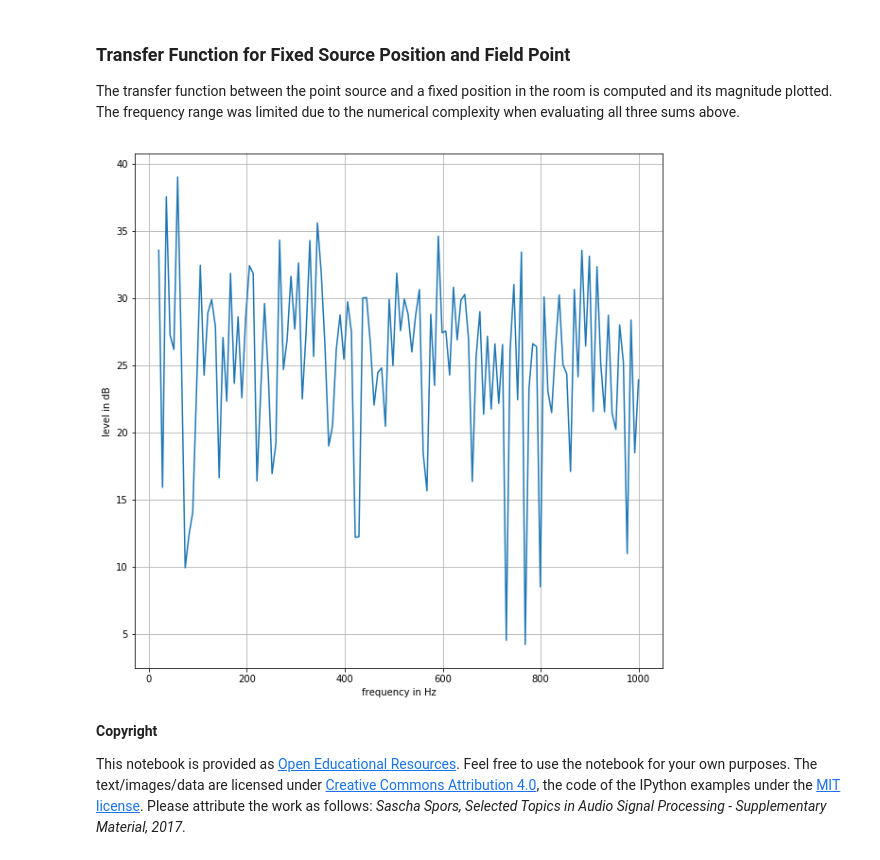
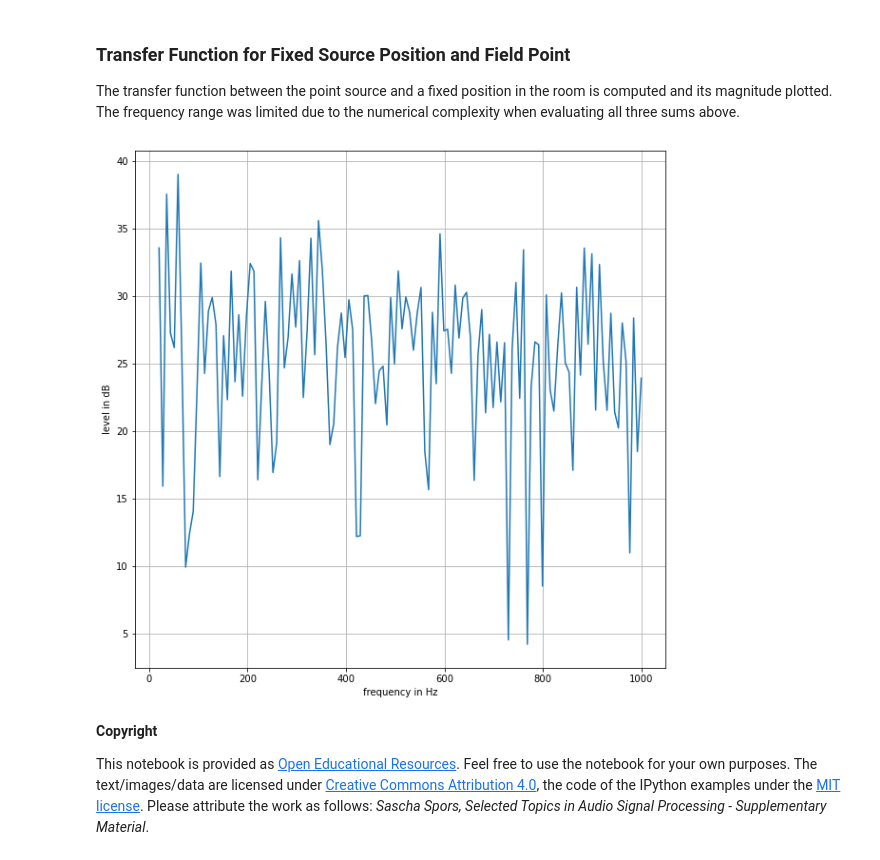
Before and after one commit to spatialaudio/selected-topics-in-audio-signal-processing-lecture, a Jupyter notebook: linear_systems/tf_rectangular_room.ipynb, the cells around one changed output. Saved outputs shown, nothing was run; the diff lists cells and outputs as text; code cells hidden in the pictures.

```diff
--- a/linear_systems/tf_rectangular_room.ipynb
+++ b/linear_systems/tf_rectangular_room.ipynb
@@ -93,22 +98,23 @@ The transfer function between the point source and a fixed position in the room
 # %%
 f = np.linspace(20, 1000, 128)  # frequencies
 omega = 2 * np.pi * f  # angular frequency
 grid = sfs.util.xyz_grid(1.5, 1, 1.80, spacing=1)  # fixed field point
 deltan = 0.01  # absorption factor for walls
 N = None  # maximum order of modes
 
 # compute sound field for given frequencies
-P = [sfs.fd.source.point_modal(om, x0, grid, L, N=N, deltan=deltan) for om in omega]
+P = [sfs.fd.source.point_modal(
+    om, x0, grid, L, N=N, deltan=deltan) for om in omega]
 
 # plot magnitude of the transfer function
 plt.figure(figsize=(10, 10))
 plt.plot(f, 20*np.log10(np.abs(P)))
 plt.xlabel('frequency in Hz')
 plt.ylabel('level in dB')
 plt.grid()
 # %% [output]
-[figure, old version]
+[figure, new version]
 # %% [markdown]
 **Copyright**
 
-This notebook is provided as [Open Educational Resources](https://en.wikipedia.org/wiki/Open_educational_resources). Feel free to use the notebook for your own purposes. The text/images/data are licensed under [Creative Commons Attribution 4.0](https://creativecommons.org/licenses/by/4.0/), the code of the IPython examples under the [MIT license](https://opensource.org/licenses/MIT). Please attribute the work as follows: *Sascha Spors, Selected Topics in Audio Signal Processing - Supplementary Material, 2017*.
+This notebook is provided as [Open Educational Resources](https://en.wikipedia.org/wiki/Open_educational_resources). Feel free to use the notebook for your own purposes. The text/images/data are licensed under [Creative Commons Attribution 4.0](https://creativecommons.org/licenses/by/4.0/), the code of the IPython examples under the [MIT license](https://opensource.org/licenses/MIT). Please attribute the work as follows: *Sascha Spors, Selected Topics in Audio Signal Processing - Supplementary Material*.
```
Also changed, not shown: parts of 2 cells of this notebook, 7 other files.
